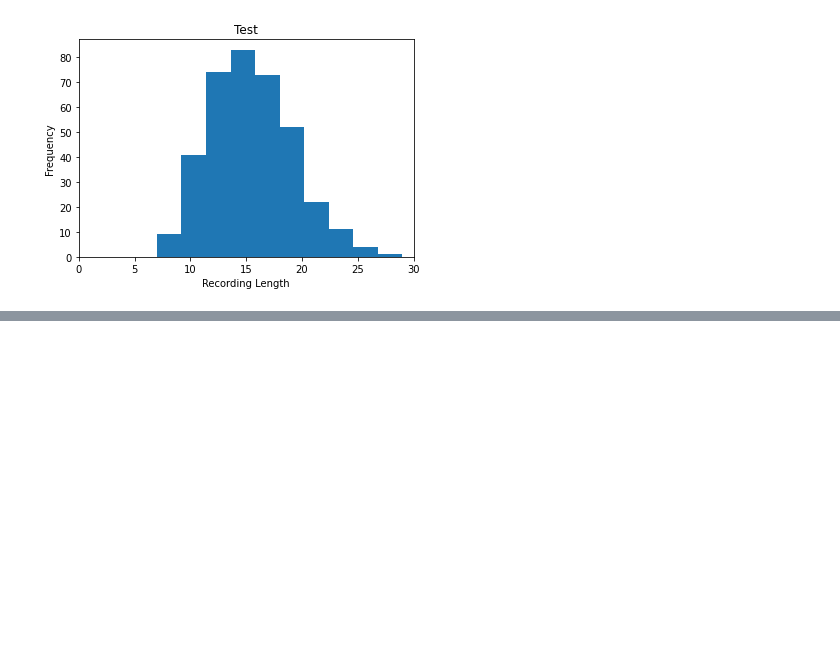
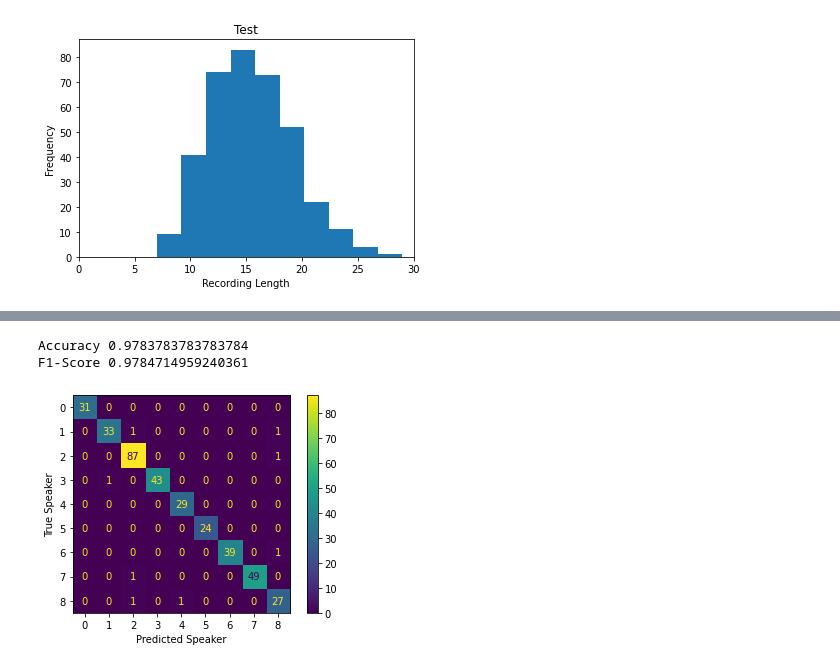
Before and after one commit to NikolaiHerrmann/audio-classifier, a Jupyter notebook: classifier.ipynb, the cells around one changed output, grey strips where cells are left out. Drawn from its saved outputs; the diff is of its cells as text; code cells hidden in the pictures; blank space fills up the shorter version.

Commit message:
added baseline classifier

```diff
--- a/classifier.ipynb
+++ b/classifier.ipynb
@@ -143,0 +243,28 @@ Min length: 7 Max length: 29
+# %%
+# model = VotingClassifier(estimators=[('lr', LogisticRegression(random_state=RANDOM_STATE)),
+#                                      ('svm', SVC(random_state=RANDOM_STATE)),
+#                                      ('gnb', GaussianNB()),
+#                                      ('rf', RandomForestClassifier(random_state=RANDOM_STATE)),
+#                                      ('knn', KNeighborsClassifier()),
+#                                     ], voting='hard')
+
+model = SVC(random_state=RANDOM_STATE)
+
+X_feat_train_shuffle, y_train_shuffle = shuffle(X_feat_train_vowels, y_train_vowels, random_state=RANDOM_STATE)
+
+model.fit(X_feat_train_shuffle, y_train_shuffle)
+
+y_pred = model.predict(X_feat_test_vowels)
+print("Accuracy", accuracy_score(y_test_vowels, y_pred))
+print("F1-Score", f1_score(y_test_vowels, y_pred, average='weighted'))
+
+cm = confusion_matrix(y_test_vowels, y_pred)
+cm_plot = ConfusionMatrixDisplay(cm)
+cm_plot.plot()
+plt.xlabel("Predicted Speaker")
+plt.ylabel("True Speaker")
+plt.show()
+# %% [output]
+Accuracy 0.9783783783783784
+F1-Score 0.9784714959240361
+[figure, added]
```
Also changed, not shown: parts of 7 cells of this notebook.
